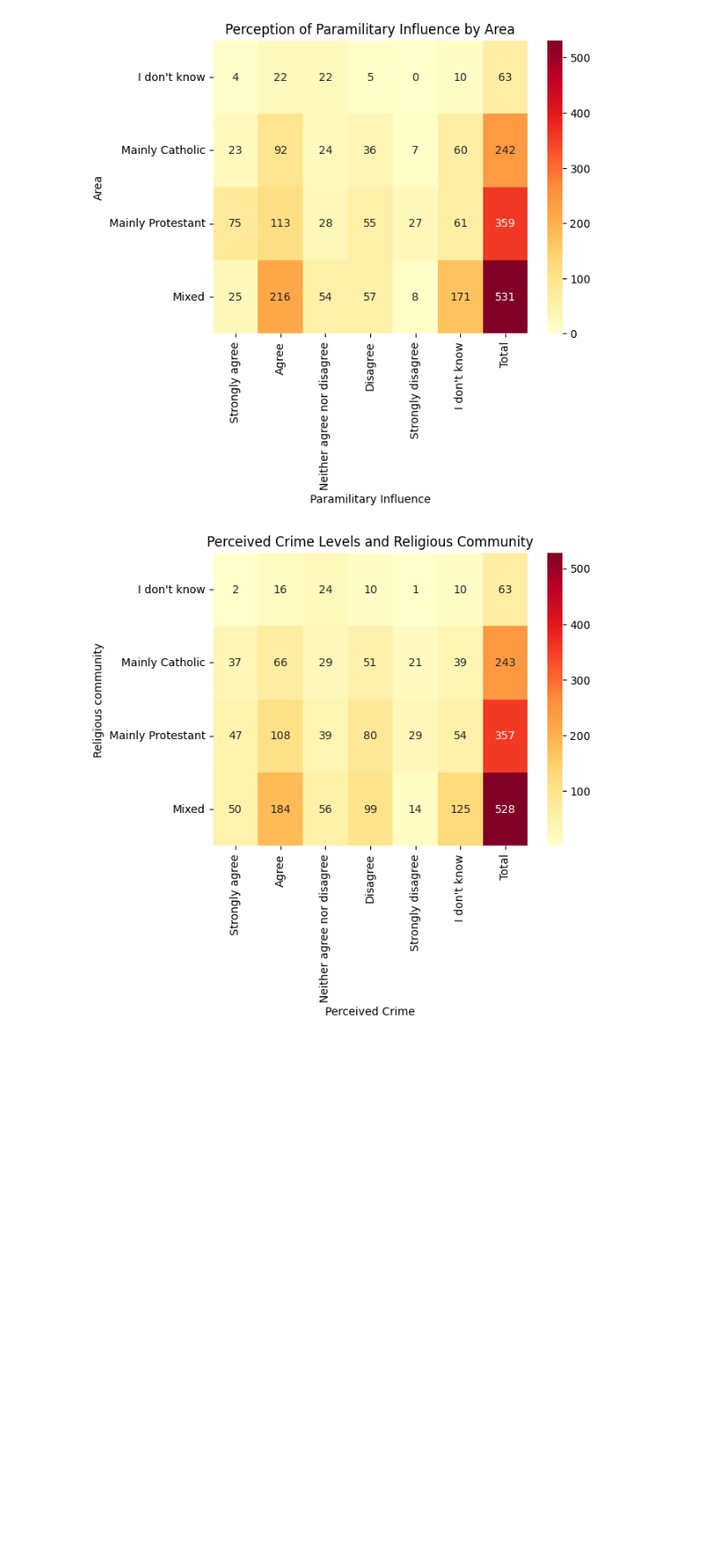
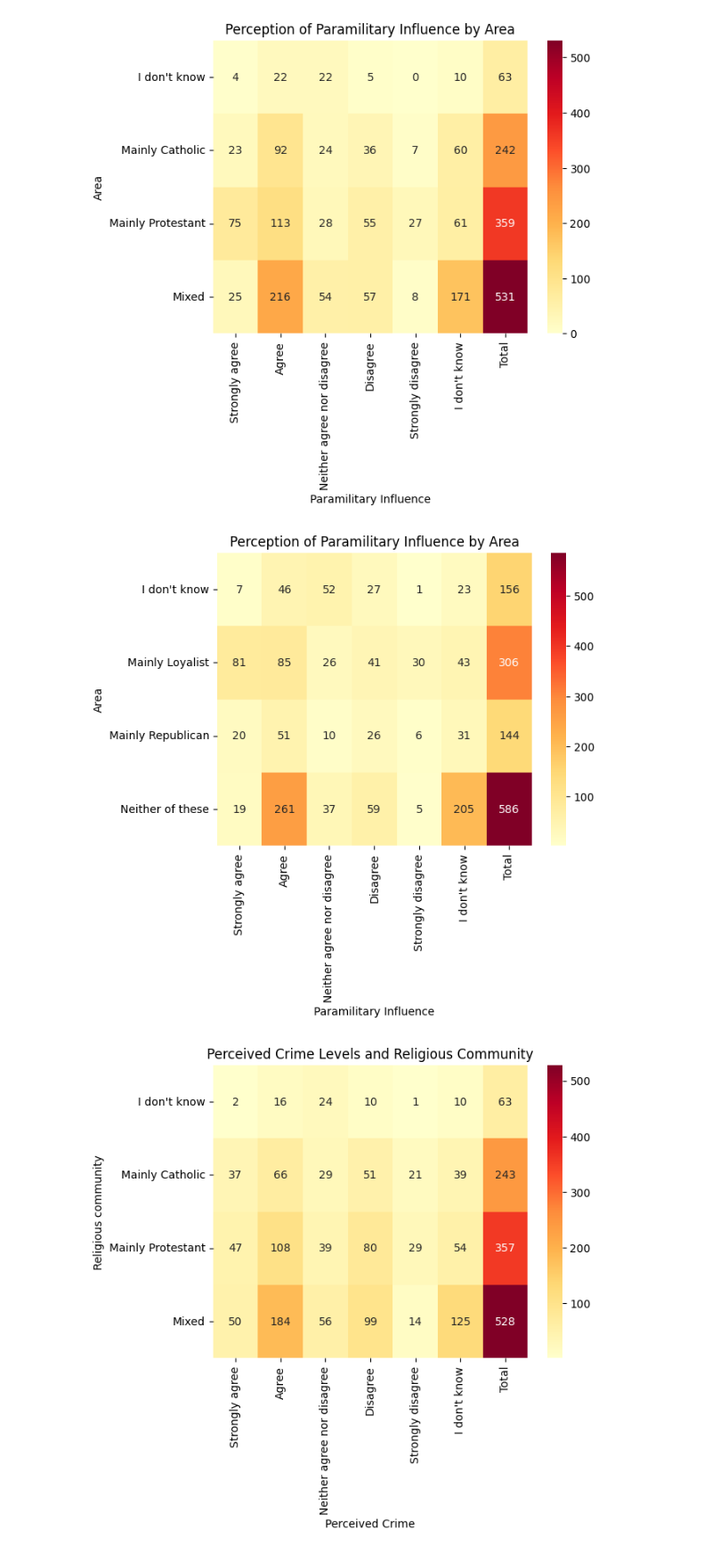
Before and after one commit to 22ai/ireland, a Jupyter notebook: NI_eda/eda.ipynb, the cells around one changed output. Shown at 89% size. Drawn from its saved outputs; the diff is of its cells as text; code cells hidden in the pictures; blank space fills up the shorter version.

```diff
--- a/NI_eda/eda.ipynb
+++ b/NI_eda/eda.ipynb
@@ -93,6 +200,16 @@ plt.ylabel('Area')
 plt.show()
 # %% [output]
 [figure]
+# %%
+paramilitary_perception = df.groupby(['COMMAREA', 'PGCONTRL']).size().unstack()
+paramilitary_perception['total'] = paramilitary_perception.sum(axis=1)
+sns.heatmap(paramilitary_perception, annot=True, fmt='d', cmap='YlOrRd', xticklabels=labels)
+plt.title('Perception of Paramilitary Influence by Area')
+plt.xlabel('Paramilitary Influence')
+plt.ylabel('Area')
+plt.show()
+# %% [output]
+[figure, added]
 # %%
 crime = df.groupby(['RELAREA', 'YPCRIME']).size().unstack()
 crime['total'] = crime.sum(axis=1)
```
Also changed, not shown: parts of 23 cells of this notebook.
